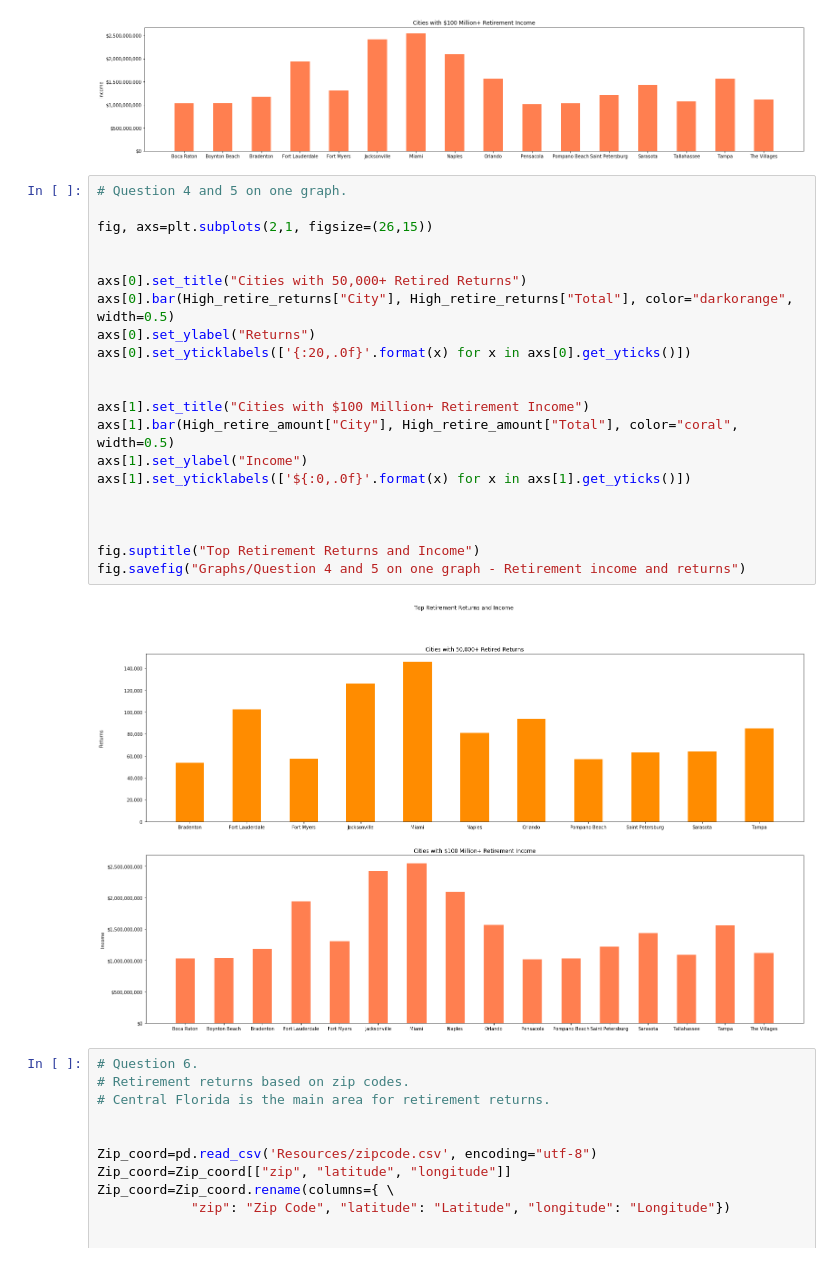
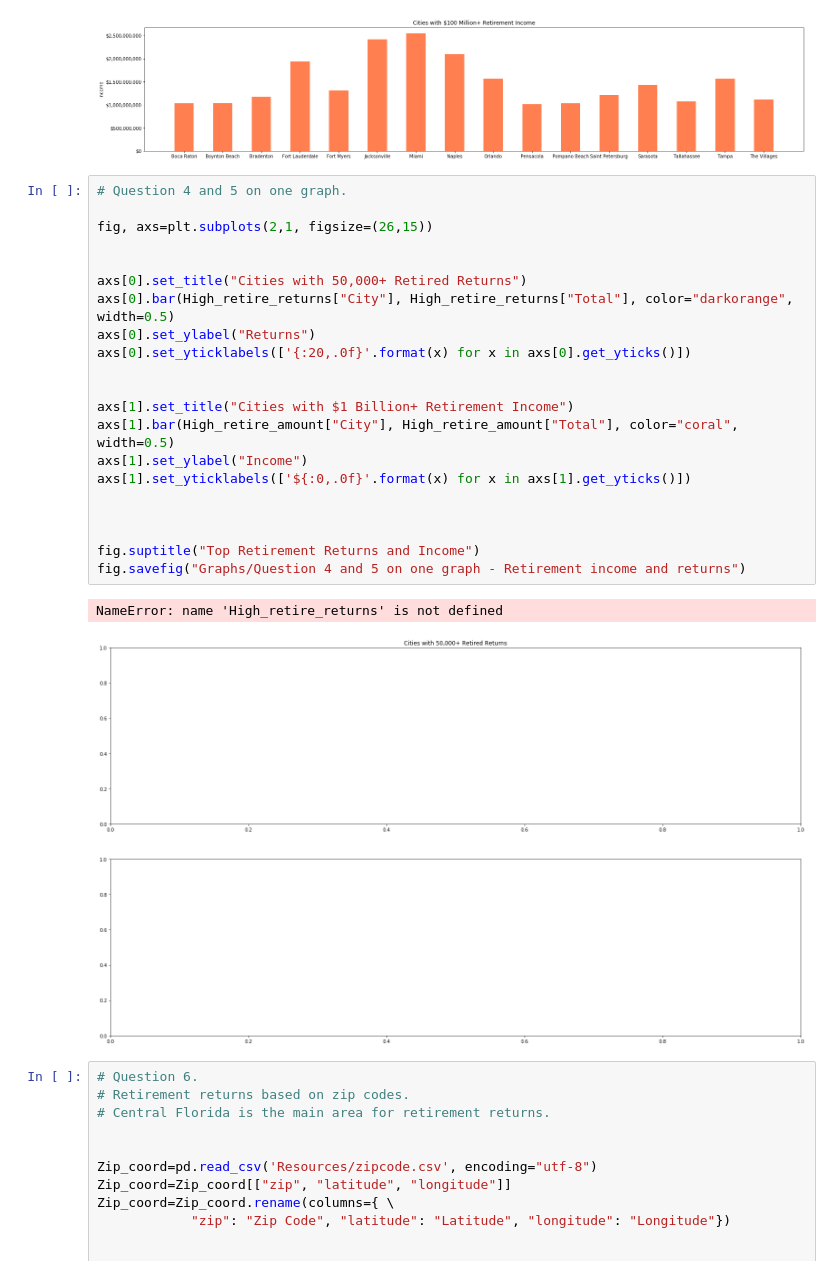
Before and after one commit to Sbrown146/Project1, a Jupyter notebook: Project Data Final Code Template.ipynb, the cells around one changed output. Saved outputs shown, nothing was run; the diff lists cells and outputs as text.

Commit message:
Graph changes

```diff
--- a/Project Data Final Code Template.ipynb
+++ b/Project Data Final Code Template.ipynb
@@ -805,26 +805,27 @@ plt.show()
 # %%
 # Question 4 and 5 on one graph.
 
 fig, axs=plt.subplots(2,1, figsize=(26,15))
 
 
 axs[0].set_title("Cities with 50,000+ Retired Returns")
 axs[0].bar(High_retire_returns["City"], High_retire_returns["Total"], color="darkorange", width=0.5)
 axs[0].set_ylabel("Returns")
 axs[0].set_yticklabels(['{:20,.0f}'.format(x) for x in axs[0].get_yticks()])
 
 
-axs[1].set_title("Cities with $100 Million+ Retirement Income")
+axs[1].set_title("Cities with $1 Billion+ Retirement Income")
 axs[1].bar(High_retire_amount["City"], High_retire_amount["Total"], color="coral", width=0.5)
 axs[1].set_ylabel("Income")
 axs[1].set_yticklabels(['${:0,.0f}'.format(x) for x in axs[1].get_yticks()])
 
 
 
 fig.suptitle("Top Retirement Returns and Income")
 fig.savefig("Graphs/Question 4 and 5 on one graph - Retirement income and returns")
 # %% [output]
+NameError: name 'High_retire_returns' is not defined
-[figure, old version]
+[figure, new version]
 # %%
 # Question 6.
 # Retirement returns based on zip codes.
```
Also changed, not shown: parts of 2 cells of this notebook, 4 other files.
